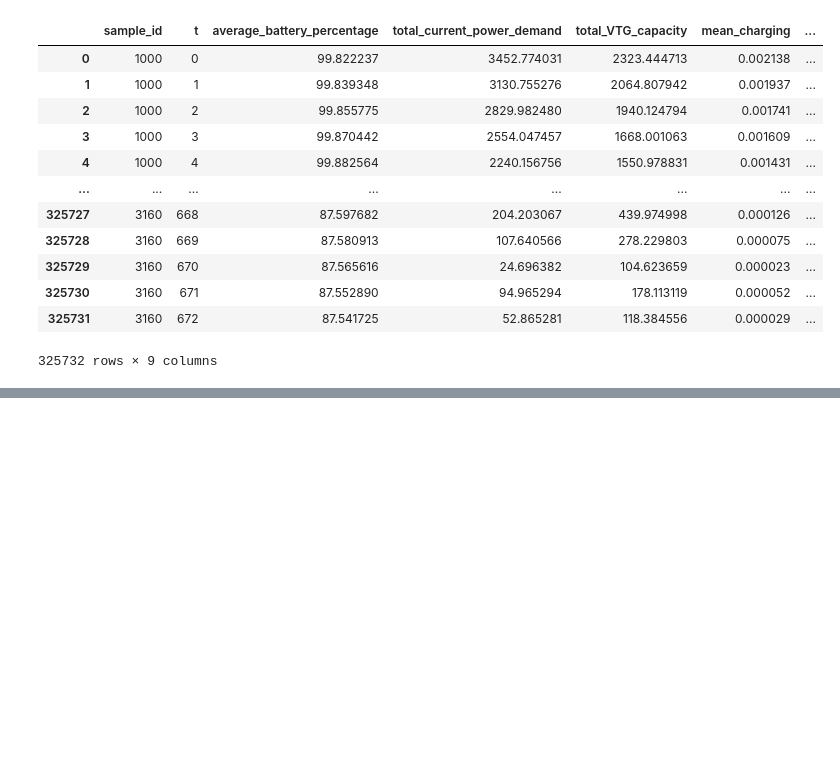
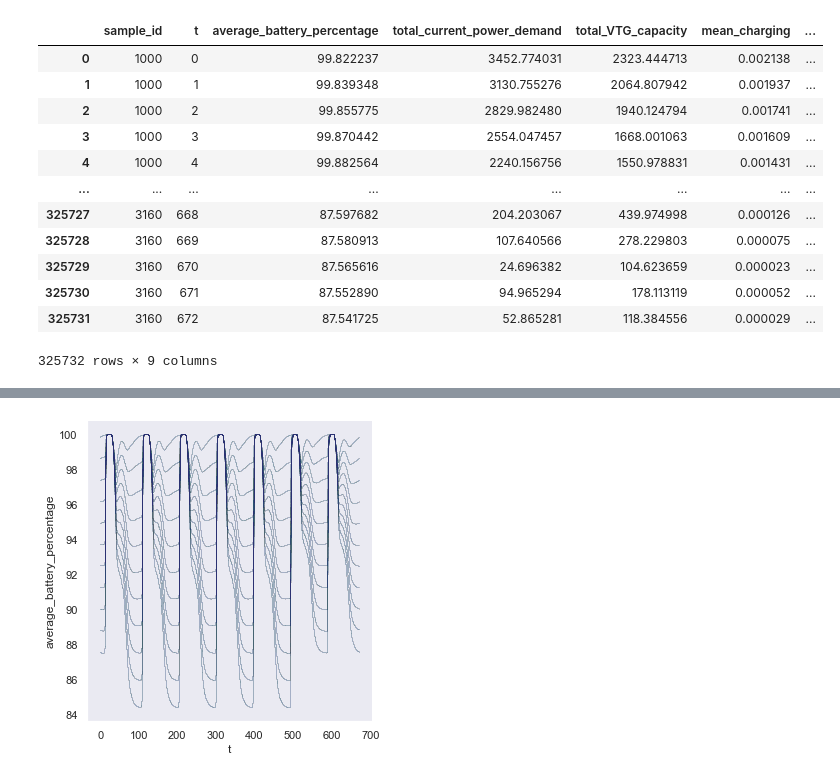
Before and after one commit to floristevito/SEN9120_Advanced_Agent_Based_Modelling, a Jupyter notebook: data/profiles_plot.ipynb, the cells around one changed output, grey strips where cells are left out. Saved outputs shown, nothing was run; the diff lists cells and outputs as text; code cells hidden in the pictures; blank space fills up the shorter version.

```diff
--- a/data/profiles_plot.ipynb
+++ b/data/profiles_plot.ipynb
@@ -22,0 +33,11 @@ results
+# %%
+kpis = results.columns.drop(['sample_id', 't'])
+
+
+g = sns.relplot(
+data=results,
+x="t", y=kpis[0], hue="sample_id",
+    kind="line", palette="crest", linewidth=0.01, legend=False,
+)
+# %% [output]
+[figure, added]
```
Also changed, not shown: parts of 3 cells of this notebook.
